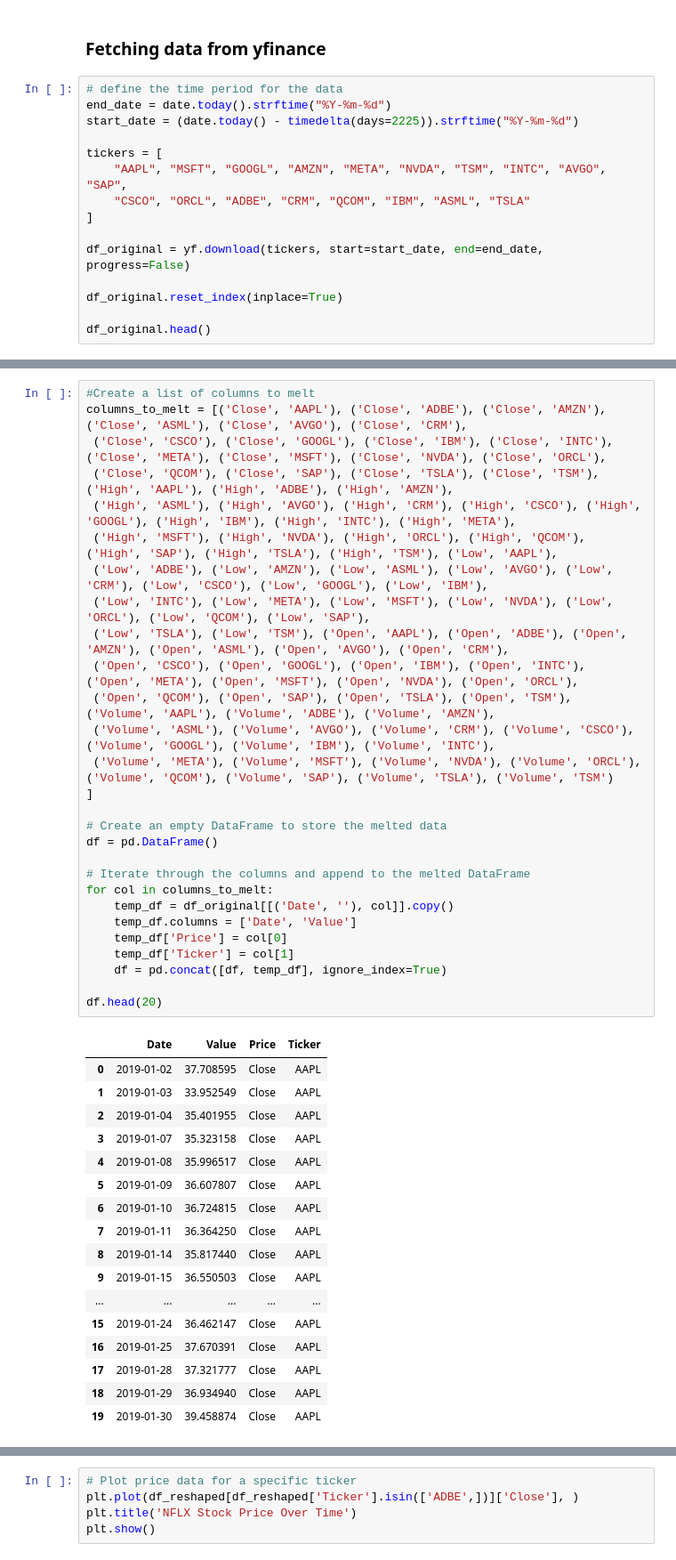
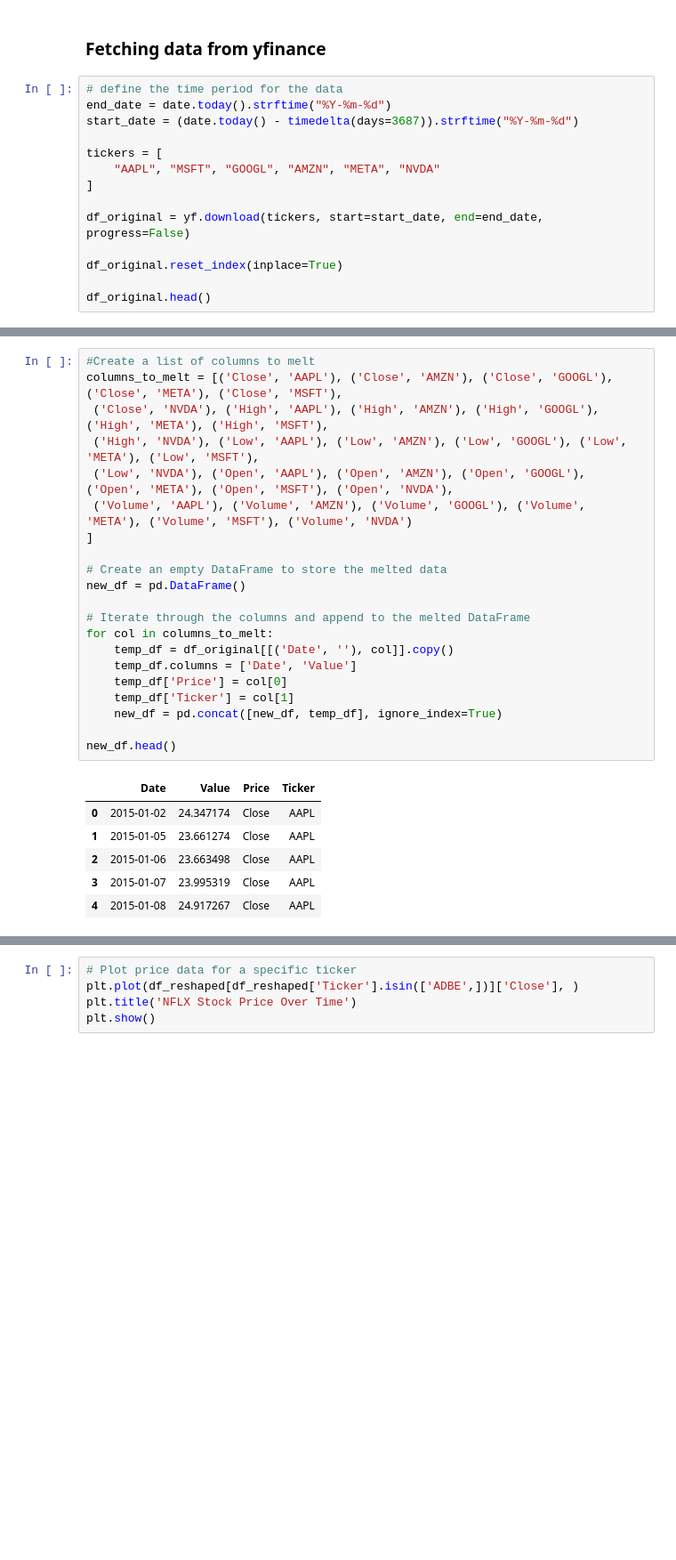
Before and after one commit to modyreturn/Stock-Market-Analysis, a Jupyter notebook: Stock_Analysis.ipynb, the cells around one changed output, grey strips where cells are left out. Shown: that part at 89% size. Drawn from its saved outputs; the diff is of its cells as text; blank space fills up the shorter version.

```diff
--- a/Stock_Analysis.ipynb
+++ b/Stock_Analysis.ipynb
@@ -13,11 +13,10 @@ warnings.filterwarnings("ignore")
 # %%
 # define the time period for the data
 end_date = date.today().strftime("%Y-%m-%d")
-start_date = (date.today() - timedelta(days=2225)).strftime("%Y-%m-%d")
+start_date = (date.today() - timedelta(days=3687)).strftime("%Y-%m-%d")
 
 tickers = [
-    "AAPL", "MSFT", "GOOGL", "AMZN", "META", "NVDA", "TSM", "INTC", "AVGO", "SAP",
-    "CSCO", "ORCL", "ADBE", "CRM", "QCOM", "IBM", "ASML", "TSLA"
+    "AAPL", "MSFT", "GOOGL", "AMZN", "META", "NVDA"
 ]
 
 df_original = yf.download(tickers, start=start_date, end=end_date, progress=False)
@@ -57,47 +38,29 @@ list(df_original.columns)
 # %%
 #Create a list of columns to melt
-columns_to_melt = [('Close', 'AAPL'), ('Close', 'ADBE'), ('Close', 'AMZN'), ('Close', 'ASML'), ('Close', 'AVGO'), ('Close', 'CRM'),
- ('Close', 'CSCO'), ('Close', 'GOOGL'), ('Close', 'IBM'), ('Close', 'INTC'), ('Close', 'META'), ('Close', 'MSFT'), ('Close', 'NVDA'), ('Close', 'ORCL'),
- ('Close', 'QCOM'), ('Close', 'SAP'), ('Close', 'TSLA'), ('Close', 'TSM'), ('High', 'AAPL'), ('High', 'ADBE'), ('High', 'AMZN'),
- ('High', 'ASML'), ('High', 'AVGO'), ('High', 'CRM'), ('High', 'CSCO'), ('High', 'GOOGL'), ('High', 'IBM'), ('High', 'INTC'), ('High', 'META'),
- ('High', 'MSFT'), ('High', 'NVDA'), ('High', 'ORCL'), ('High', 'QCOM'), ('High', 'SAP'), ('High', 'TSLA'), ('High', 'TSM'), ('Low', 'AAPL'),
- ('Low', 'ADBE'), ('Low', 'AMZN'), ('Low', 'ASML'), ('Low', 'AVGO'), ('Low', 'CRM'), ('Low', 'CSCO'), ('Low', 'GOOGL'), ('Low', 'IBM'),
- ('Low', 'INTC'), ('Low', 'META'), ('Low', 'MSFT'), ('Low', 'NVDA'), ('Low', 'ORCL'), ('Low', 'QCOM'), ('Low', 'SAP'),
- ('Low', 'TSLA'), ('Low', 'TSM'), ('Open', 'AAPL'), ('Open', 'ADBE'), ('Open', 'AMZN'), ('Open', 'ASML'), ('Open', 'AVGO'), ('Open', 'CRM'),
- ('Open', 'CSCO'), ('Open', 'GOOGL'), ('Open', 'IBM'), ('Open', 'INTC'), ('Open', 'META'), ('Open', 'MSFT'), ('Open', 'NVDA'), ('Open', 'ORCL'),
- ('Open', 'QCOM'), ('Open', 'SAP'), ('Open', 'TSLA'), ('Open', 'TSM'), ('Volume', 'AAPL'), ('Volume', 'ADBE'), ('Volume', 'AMZN'),
- ('Volume', 'ASML'), ('Volume', 'AVGO'), ('Volume', 'CRM'), ('Volume', 'CSCO'), ('Volume', 'GOOGL'), ('Volume', 'IBM'), ('Volume', 'INTC'),
- ('Volume', 'META'), ('Volume', 'MSFT'), ('Volume', 'NVDA'), ('Volume', 'ORCL'), ('Volume', 'QCOM'), ('Volume', 'SAP'), ('Volume', 'TSLA'), ('Volume', 'TSM')
+columns_to_melt = [('Close', 'AAPL'), ('Close', 'AMZN'), ('Close', 'GOOGL'), ('Close', 'META'), ('Close', 'MSFT'),
+ ('Close', 'NVDA'), ('High', 'AAPL'), ('High', 'AMZN'), ('High', 'GOOGL'), ('High', 'META'), ('High', 'MSFT'),
+ ('High', 'NVDA'), ('Low', 'AAPL'), ('Low', 'AMZN'), ('Low', 'GOOGL'), ('Low', 'META'), ('Low', 'MSFT'),
+ ('Low', 'NVDA'), ('Open', 'AAPL'), ('Open', 'AMZN'), ('Open', 'GOOGL'), ('Open', 'META'), ('Open', 'MSFT'), ('Open', 'NVDA'),
+ ('Volume', 'AAPL'), ('Volume', 'AMZN'), ('Volume', 'GOOGL'), ('Volume', 'META'), ('Volume', 'MSFT'), ('Volume', 'NVDA')
 ]
 
 # Create an empty DataFrame to store the melted data
-df = pd.DataFrame()
+new_df = pd.DataFrame()
 
 # Iterate through the columns and append to the melted DataFrame
 for col in columns_to_melt:
     temp_df = df_original[[('Date', ''), col]].copy()
     temp_df.columns = ['Date', 'Value']
     temp_df['Price'] = col[0]
     temp_df['Ticker'] = col[1]
-    df = pd.concat([df, temp_df], ignore_index=True)
+    new_df = pd.concat([new_df, temp_df], ignore_index=True)
 
-df.head(20)
+new_df.head()
 # %% [output]
 |  | Date | Value | Price | Ticker |
-| 0 | 2019-01-02 | 37.708595 | Close | AAPL |
-| 1 | 2019-01-03 | 33.952549 | Close | AAPL |
-| 2 | 2019-01-04 | 35.401955 | Close | AAPL |
-| 3 | 2019-01-07 | 35.323158 | Close | AAPL |
-| 4 | 2019-01-08 | 35.996517 | Close | AAPL |
-| 5 | 2019-01-09 | 36.607807 | Close | AAPL |
-| 6 | 2019-01-10 | 36.724815 | Close | AAPL |
-| 7 | 2019-01-11 | 36.364250 | Close | AAPL |
-| 8 | 2019-01-14 | 35.817440 | Close | AAPL |
-| 9 | 2019-01-15 | 36.550503 | Close | AAPL |
-| ... | ... | ... | ... | ... |
-| 15 | 2019-01-24 | 36.462147 | Close | AAPL |
-| 16 | 2019-01-25 | 37.670391 | Close | AAPL |
-| 17 | 2019-01-28 | 37.321777 | Close | AAPL |
-| 18 | 2019-01-29 | 36.934940 | Close | AAPL |
-| 19 | 2019-01-30 | 39.458874 | Close | AAPL |
+| 0 | 2015-01-02 | 24.347174 | Close | AAPL |
+| 1 | 2015-01-05 | 23.661274 | Close | AAPL |
+| 2 | 2015-01-06 | 23.663498 | Close | AAPL |
+| 3 | 2015-01-07 | 23.995319 | Close | AAPL |
+| 4 | 2015-01-08 | 24.917267 | Close | AAPL |
 # %%
```
Also changed, not shown: parts of 8 cells of this notebook, 1 other file.
